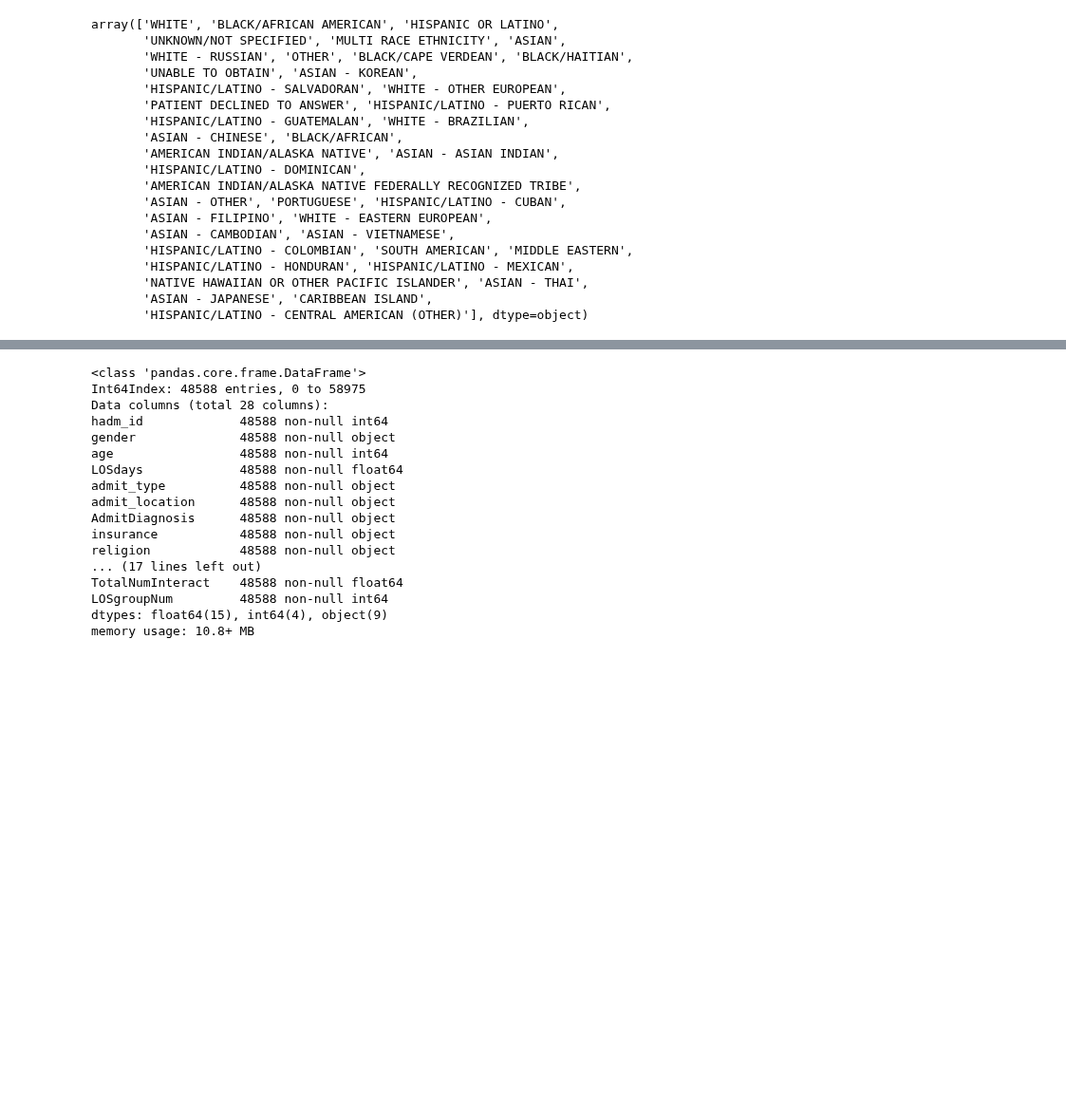
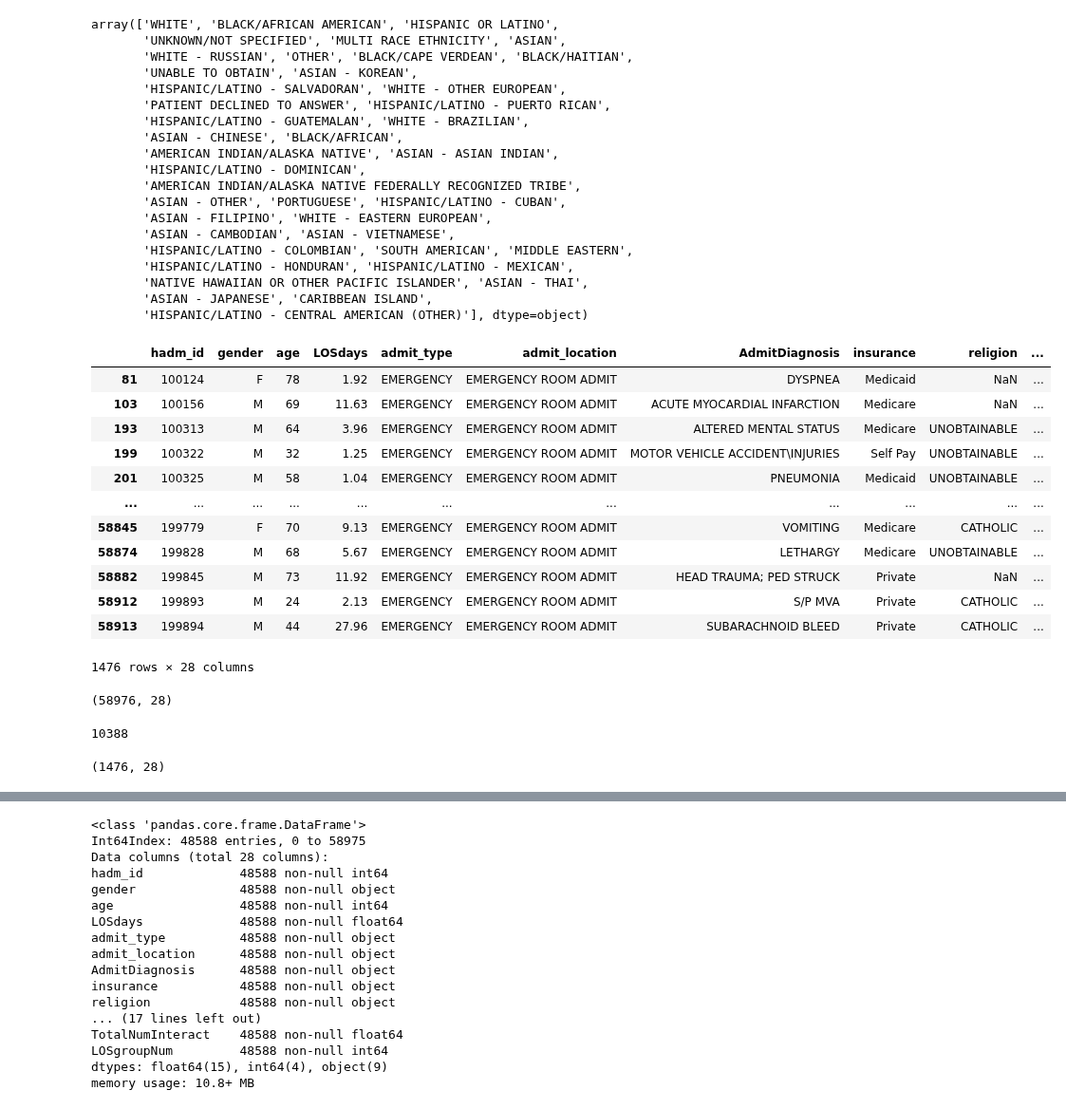
Before and after one commit to derek-y-lee/uclabiostat-thesis, a Jupyter notebook: los-prediction.ipynb, the cells around one changed output, grey strips where cells are left out. Shown at 95% size. Saved outputs shown, nothing was run; the diff lists cells and outputs as text; code cells hidden in the pictures; blank space fills up the shorter version.

```diff
--- a/los-prediction.ipynb
+++ b/los-prediction.ipynb
@@ -148,5 +148,34 @@ array(['WHITE', 'BLACK/AFRICAN AMERICAN', 'HISPANIC OR LATINO',
        'NATIVE HAWAIIAN OR OTHER PACIFIC ISLANDER', 'ASIAN - THAI',
        'ASIAN - JAPANESE', 'CARIBBEAN ISLAND',
        'HISPANIC/LATINO - CENTRAL AMERICAN (OTHER)'], dtype=object)
+# %%
+missing = raw[raw.isnull().any(axis=1)]
+
+
+missing_emergency = missing[missing['admit_location'] == "EMERGENCY ROOM ADMIT"]
+
+missing_emergency
+# %% [output]
+|  | hadm_id | gender | age | LOSdays | admit_type | admit_location | AdmitDiagnosis | insurance | religion | ... |
+| 81 | 100124 | F | 78 | 1.92 | EMERGENCY | EMERGENCY ROOM ADMIT | DYSPNEA | Medicaid | NaN | ... |
+| 103 | 100156 | M | 69 | 11.63 | EMERGENCY | EMERGENCY ROOM ADMIT | ACUTE MYOCARDIAL INFARCTION | Medicare | NaN | ... |
+| 193 | 100313 | M | 64 | 3.96 | EMERGENCY | EMERGENCY ROOM ADMIT | ALTERED MENTAL STATUS | Medicare | UNOBTAINABLE | ... |
+| 199 | 100322 | M | 32 | 1.25 | EMERGENCY | EMERGENCY ROOM ADMIT | MOTOR VEHICLE ACCIDENT\INJURIES | Self Pay | UNOBTAINABLE | ... |
+| 201 | 100325 | M | 58 | 1.04 | EMERGENCY | EMERGENCY ROOM ADMIT | PNEUMONIA | Medicaid | UNOBTAINABLE | ... |
+| ... | ... | ... | ... | ... | ... | ... | ... | ... | ... | ... |
+| 58845 | 199779 | F | 70 | 9.13 | EMERGENCY | EMERGENCY ROOM ADMIT | VOMITING | Medicare | CATHOLIC | ... |
+| 58874 | 199828 | M | 68 | 5.67 | EMERGENCY | EMERGENCY ROOM ADMIT | LETHARGY | Medicare | UNOBTAINABLE | ... |
+| 58882 | 199845 | M | 73 | 11.92 | EMERGENCY | EMERGENCY ROOM ADMIT | HEAD TRAUMA; PED STRUCK | Private | NaN | ... |
+| 58912 | 199893 | M | 24 | 2.13 | EMERGENCY | EMERGENCY ROOM ADMIT | S/P MVA | Private | CATHOLIC | ... |
+| 58913 | 199894 | M | 44 | 27.96 | EMERGENCY | EMERGENCY ROOM ADMIT | SUBARACHNOID BLEED | Private | CATHOLIC | ... |
+1476 rows × 28 columns
 # %%
 raw_completecase = raw.dropna()
+# %%
+raw.shape
+# %% [output]
+(58976, 28)
+# %%
+len(raw) - len(raw_completecase)
+# %% [output]
+10388
@@ -152,0 +184,5 @@ raw_completecase = raw.dropna()
+# %%
+raw_er_missing = raw_er[raw_er.isnull().any(axis=1)]
+raw_er_missing.shape
+# %% [output]
+(1476, 28)
```
Also changed, not shown: parts of 12 cells of this notebook.
